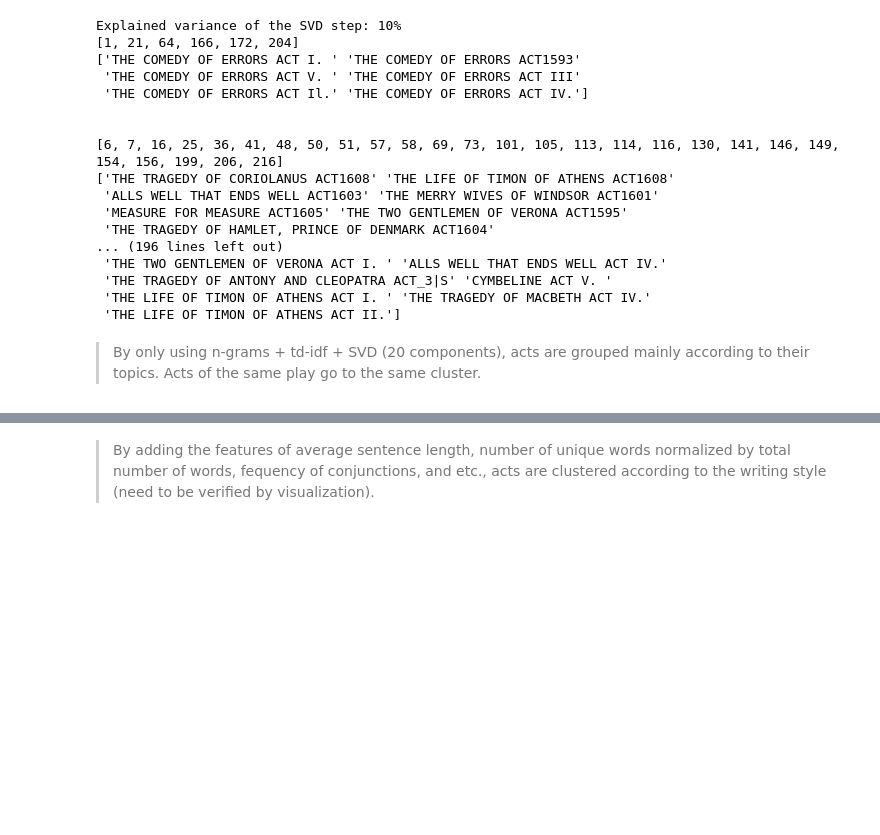
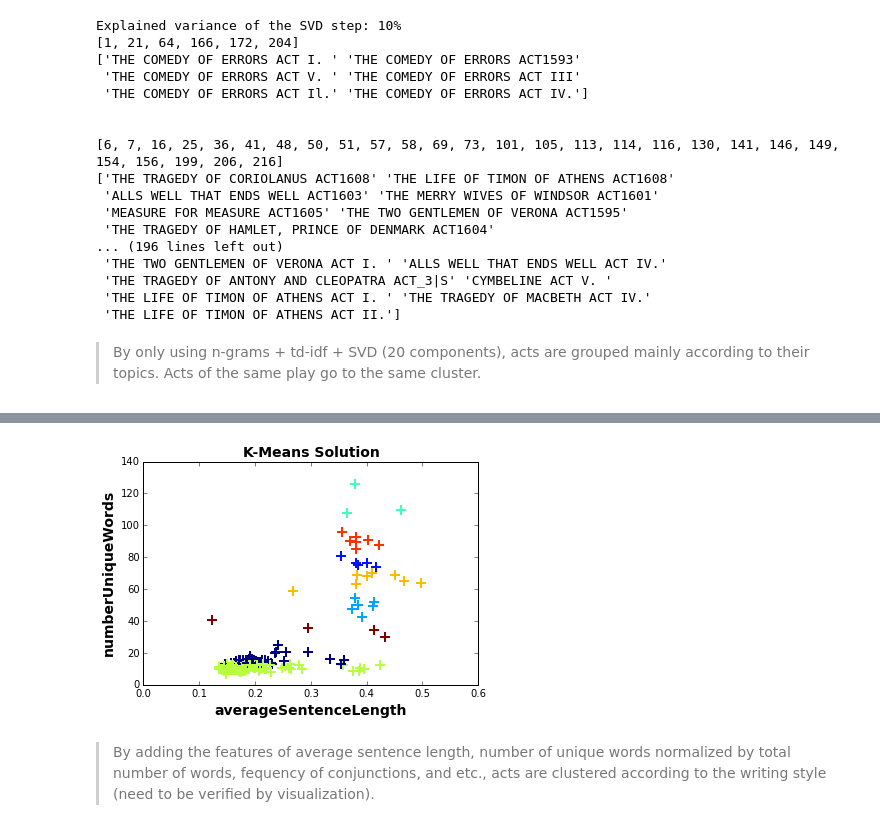
Before and after one commit to bin09122015/HW4, a Jupyter notebook: Feature construction and clustering-v1027.ipynb, the cells around one changed output, grey strips where cells are left out. Cells and saved outputs as stored; diff of their text form; code cells hidden in the pictures; blank space fills up the shorter version.

Commit message:
first clustering visualization

```diff
--- a/Feature construction and clustering-v1027.ipynb
+++ b/Feature construction and clustering-v1027.ipynb
@@ -311,0 +313,11 @@ printClusters(labels)
+# %%
+X = df_2.values
+labels = clusterDocuments(X, n_clusters = 8)
+
+plt.scatter(X[:,0], X[:,1], c=labels, marker='+', s=100, linewidths=2)
+plt.ylabel('numberUniqueWords', fontsize=14, fontweight='bold')
+plt.xlabel('averageSentenceLength', fontsize=14, fontweight='bold')
+plt.title('K-Means Solution', fontsize=14, fontweight='bold')
+plt.show()
+# %% [output]
+[figure, added]
```
Also changed, not shown: parts of 4 cells of this notebook.
